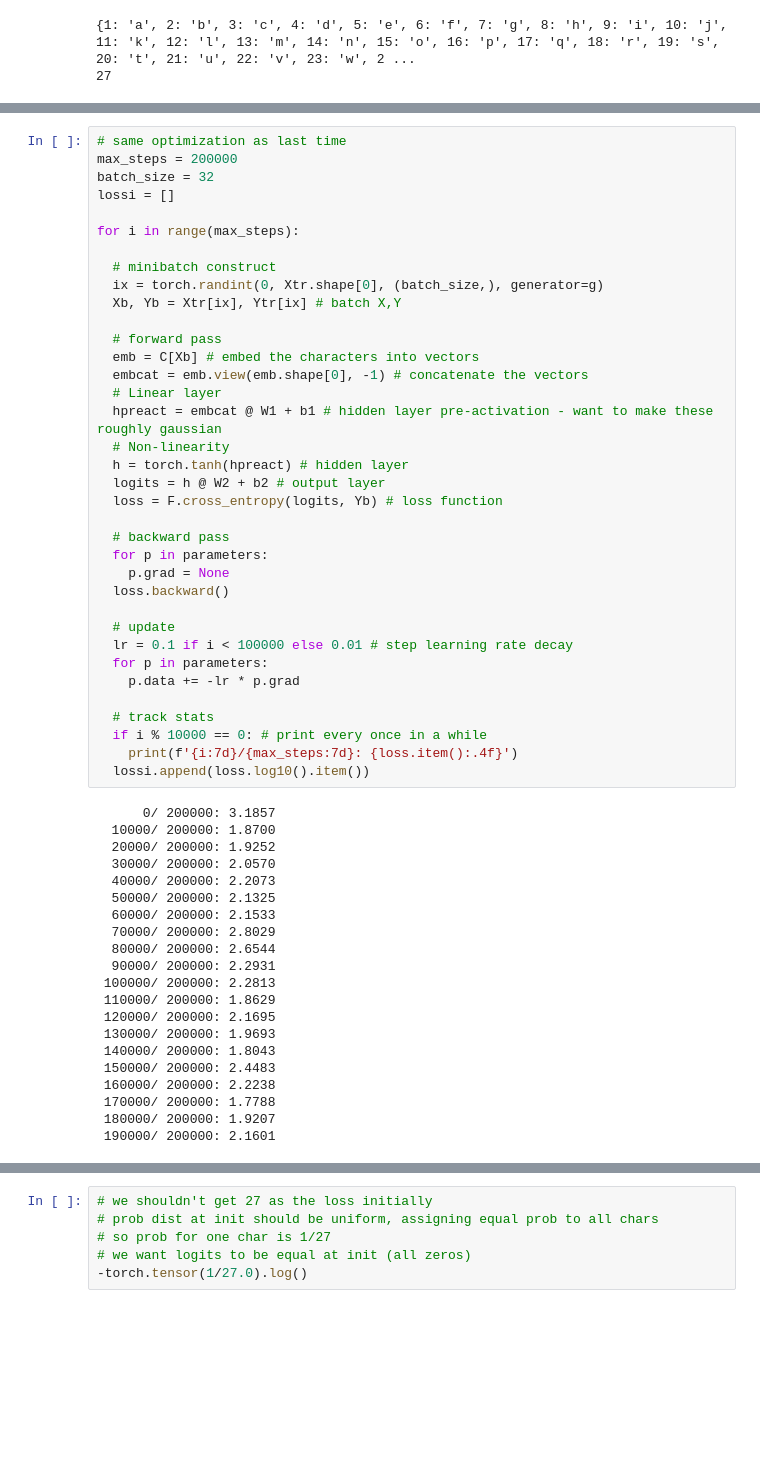
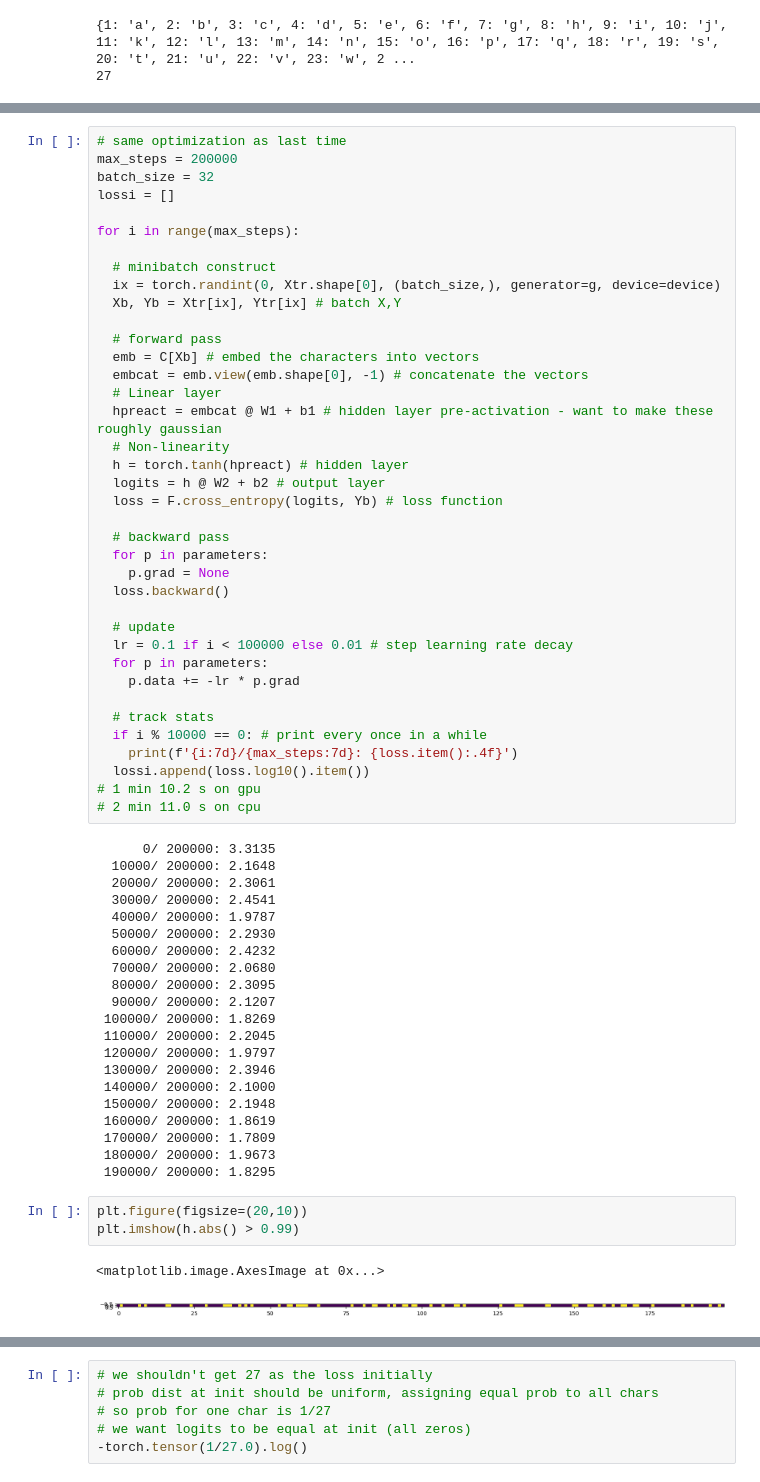
Before and after one commit to ssocolow/nn-zero-to-hero, a Jupyter notebook: lectures/makemore/makemore_part3_bn.ipynb, the cells around one changed output, grey strips where cells are left out. Saved outputs shown, nothing was run; the diff lists cells and outputs as text; blank space fills up the shorter version.

```diff
--- a/lectures/makemore/makemore_part3_bn.ipynb
+++ b/lectures/makemore/makemore_part3_bn.ipynb
@@ -87,7 +92,7 @@ lossi = []
 for i in range(max_steps):
 
   # minibatch construct
-  ix = torch.randint(0, Xtr.shape[0], (batch_size,), generator=g)
+  ix = torch.randint(0, Xtr.shape[0], (batch_size,), generator=g, device=device)
   Xb, Yb = Xtr[ix], Ytr[ix] # batch X,Y
 
   # forward pass
@@ -114,27 +119,35 @@ for i in range(max_steps):
   if i % 10000 == 0: # print every once in a while
     print(f'{i:7d}/{max_steps:7d}: {loss.item():.4f}')
   lossi.append(loss.log10().item())
+# 1 min 10.2 s on gpu
+# 2 min 11.0 s on cpu
 # %% [output]
-      0/ 200000: 3.1857
-  10000/ 200000: 1.8700
-  20000/ 200000: 1.9252
-  30000/ 200000: 2.0570
-  40000/ 200000: 2.2073
-  50000/ 200000: 2.1325
-  60000/ 200000: 2.1533
-  70000/ 200000: 2.8029
-  80000/ 200000: 2.6544
-  90000/ 200000: 2.2931
- 100000/ 200000: 2.2813
- 110000/ 200000: 1.8629
- 120000/ 200000: 2.1695
- 130000/ 200000: 1.9693
- 140000/ 200000: 1.8043
- 150000/ 200000: 2.4483
- 160000/ 200000: 2.2238
- 170000/ 200000: 1.7788
- 180000/ 200000: 1.9207
- 190000/ 200000: 2.1601
+      0/ 200000: 3.3135
+  10000/ 200000: 2.1648
+  20000/ 200000: 2.3061
+  30000/ 200000: 2.4541
+  40000/ 200000: 1.9787
+  50000/ 200000: 2.2930
+  60000/ 200000: 2.4232
+  70000/ 200000: 2.0680
+  80000/ 200000: 2.3095
+  90000/ 200000: 2.1207
+ 100000/ 200000: 1.8269
+ 110000/ 200000: 2.2045
+ 120000/ 200000: 1.9797
+ 130000/ 200000: 2.3946
+ 140000/ 200000: 2.1000
+ 150000/ 200000: 2.1948
+ 160000/ 200000: 1.8619
+ 170000/ 200000: 1.7809
+ 180000/ 200000: 1.9673
+ 190000/ 200000: 1.8295
+# %%
+plt.figure(figsize=(20,10))
+plt.imshow(h.abs() > 0.99)
+# %% [output]
+<matplotlib.image.AxesImage at 0x...>
+[figure, added]
 # %%
 plt.hist(h.view(-1).tolist(), 50);
 # %% [output]
```
Also changed, not shown: parts of 13 cells of this notebook, 1 other file.
